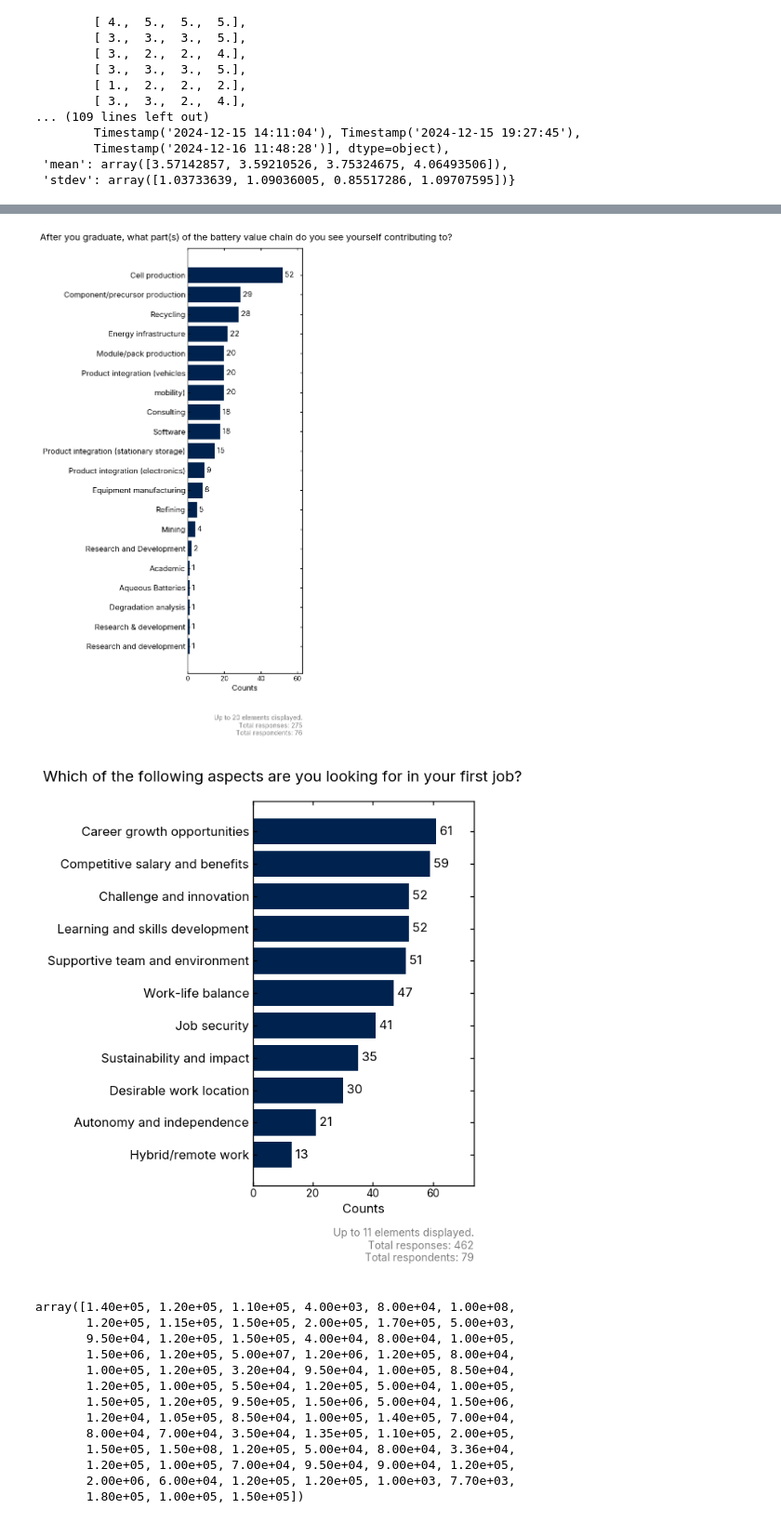
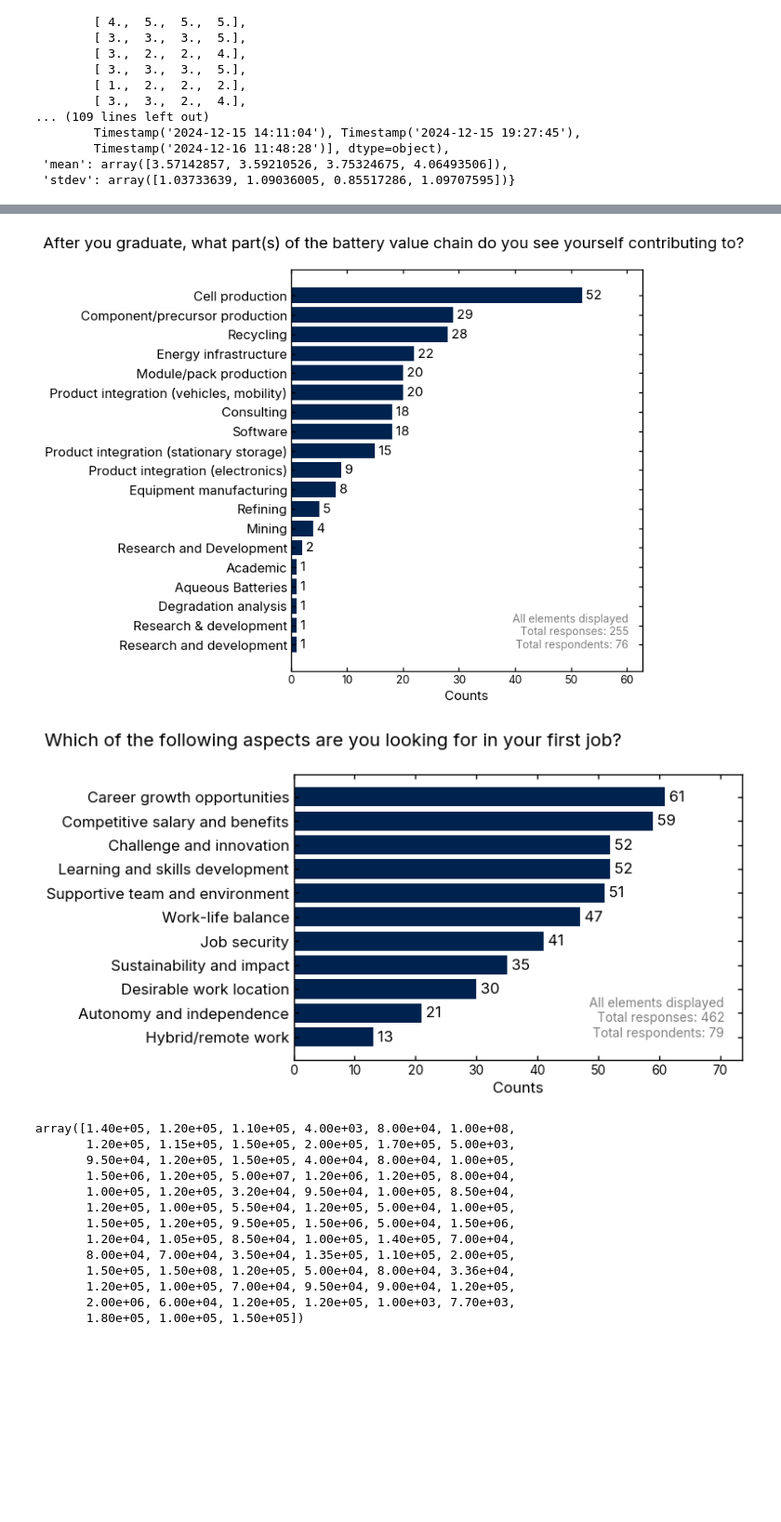
Before and after one commit to wengandrew/battery-talent-census, a Jupyter notebook: notebooks/4_student_data_demo.ipynb, the cells around one changed output, grey strips where cells are left out. Shown at 93% size. Saved outputs shown, nothing was run; the diff lists cells and outputs as text; code cells hidden in the pictures; blank space fills up the shorter version.

```diff
--- a/notebooks/4_student_data_demo.ipynb
+++ b/notebooks/4_student_data_demo.ipynb
@@ -107,27 +93,31 @@ pprint(res_ideal)
 # %%
 # Plot results
 plotter = Plotter()
 
 # Ideal value chain
 plotter.make_bar_plot_from_dict(
     utils.sort_dict(res_ideal['ideal_value_chain'], by='keys', reverse=False),
     title='After you graduate, what part(s) of the battery value chain do you see yourself contributing to?',
     saveas='student_ideal_vc.png',
     num_elements=20,
-    sorted=True
+    exclusions=['mobility)'],
+    sorted=True,
+    replacements={'Product integration (vehicles' : 'Product integration (vehicles, mobility)'}
 )
 
 # Ideal job aspects
 plotter.make_bar_plot_from_dict(
     utils.sort_dict(res_ideal['ideal_job_aspects'], by='keys', reverse=False),
     title='Which of the following aspects are you looking for in your first job?',
     saveas='student_ideal_job_aspect.png',
     num_elements=11,
-    sorted=True
+    exclusions=['mobility)'],
+    sorted=True,
+    replacements={'Product integration (vehicles' : 'Product integration (vehicles, mobility)'}
 )
 # %% [output]
-[figure, old version]
+[figure, new version]
-[figure, old version]
+[figure, new version]
 # %%
 # Ideal salary
 salary_list = res_ideal['ideal_salary_list']
```
Also changed, not shown: parts of 6 cells of this notebook, 24 other files.
